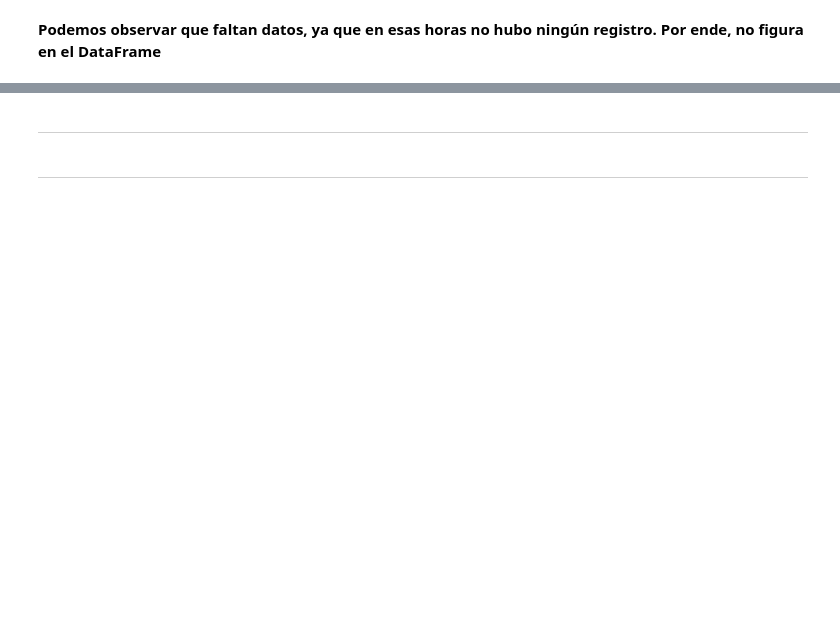
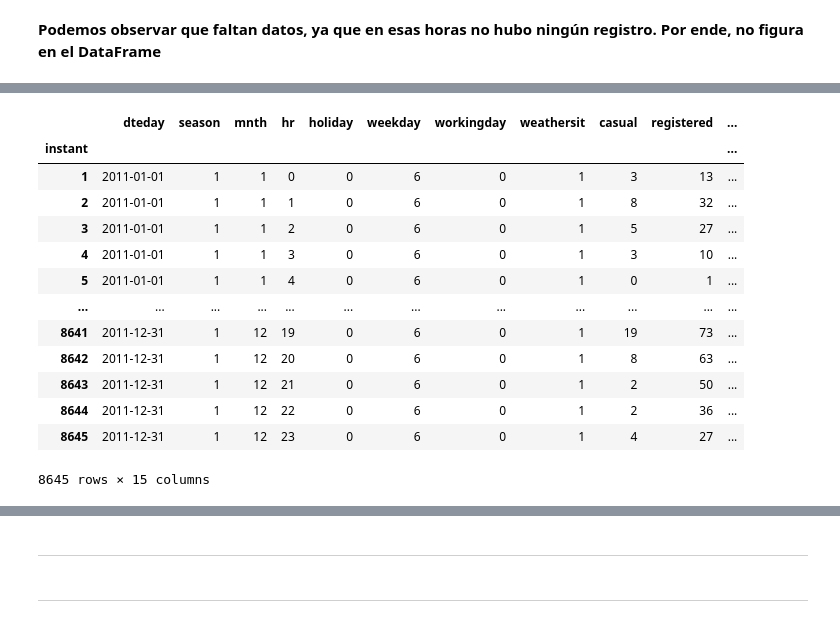
Before and after one commit to solfontan/Capital_Bikeshare_EDA, a Jupyter notebook: Datos_analisis.ipynb, the cells around one changed output, grey strips where cells are left out. Cells and saved outputs as stored; diff of their text form; code cells hidden in the pictures; blank space fills up the shorter version.

```diff
--- a/Datos_analisis.ipynb
+++ b/Datos_analisis.ipynb
@@ -204 +234,18 @@ df2011.query('dteday == "2011-01-27"')
+# %%
+df2011
+# %% [output]
+|  | dteday | season | mnth | hr | holiday | weekday | workingday | weathersit | casual | registered | ... |
+| instant |  |  |  |  |  |  |  |  |  |  | ... |
+| 1 | 2011-01-01 | 1 | 1 | 0 | 0 | 6 | 0 | 1 | 3 | 13 | ... |
+| 2 | 2011-01-01 | 1 | 1 | 1 | 0 | 6 | 0 | 1 | 8 | 32 | ... |
+| 3 | 2011-01-01 | 1 | 1 | 2 | 0 | 6 | 0 | 1 | 5 | 27 | ... |
+| 4 | 2011-01-01 | 1 | 1 | 3 | 0 | 6 | 0 | 1 | 3 | 10 | ... |
+| 5 | 2011-01-01 | 1 | 1 | 4 | 0 | 6 | 0 | 1 | 0 | 1 | ... |
+| ... | ... | ... | ... | ... | ... | ... | ... | ... | ... | ... | ... |
+| 8641 | 2011-12-31 | 1 | 12 | 19 | 0 | 6 | 0 | 1 | 19 | 73 | ... |
+| 8642 | 2011-12-31 | 1 | 12 | 20 | 0 | 6 | 0 | 1 | 8 | 63 | ... |
+| 8643 | 2011-12-31 | 1 | 12 | 21 | 0 | 6 | 0 | 1 | 2 | 50 | ... |
+| 8644 | 2011-12-31 | 1 | 12 | 22 | 0 | 6 | 0 | 1 | 2 | 36 | ... |
+| 8645 | 2011-12-31 | 1 | 12 | 23 | 0 | 6 | 0 | 1 | 4 | 27 | ... |
+8645 rows × 15 columns
 # %%
```
Also changed, not shown: parts of 18 cells of this notebook.
